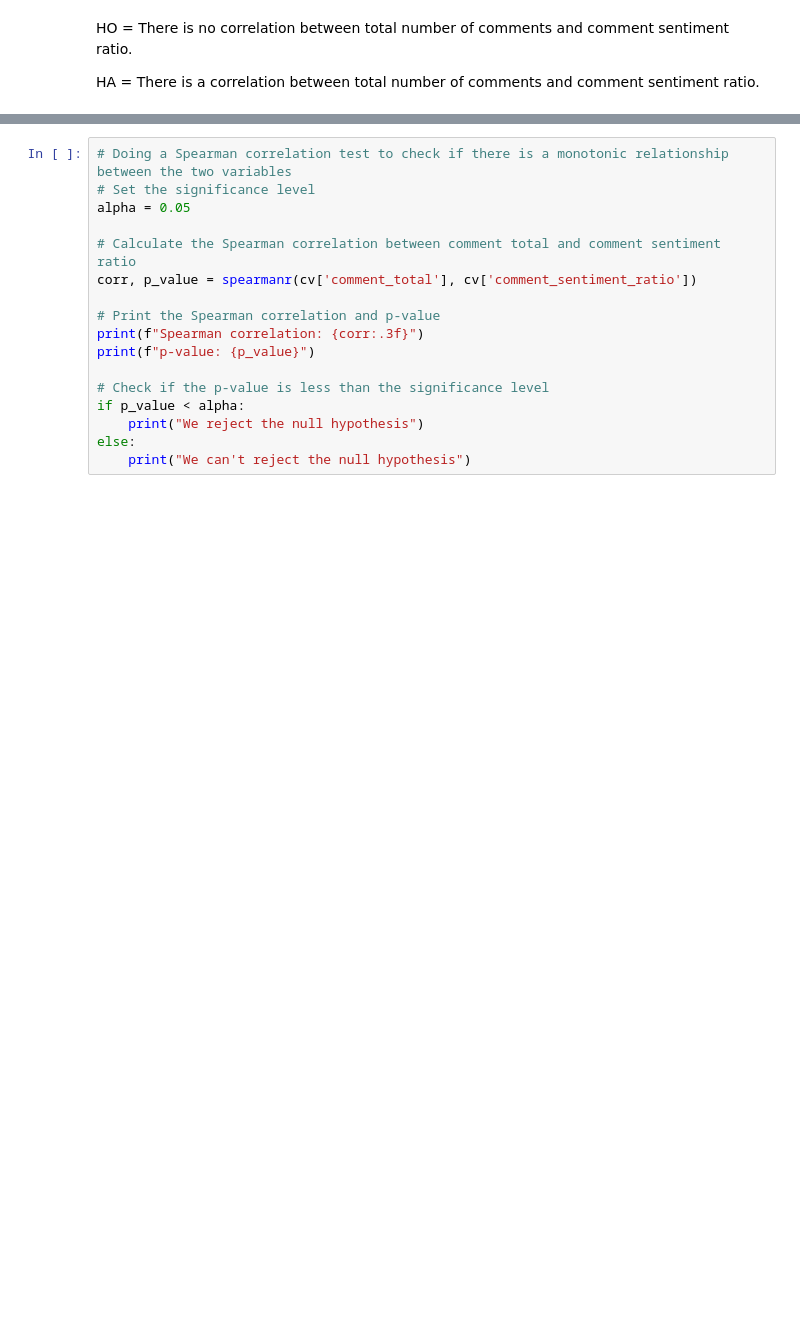
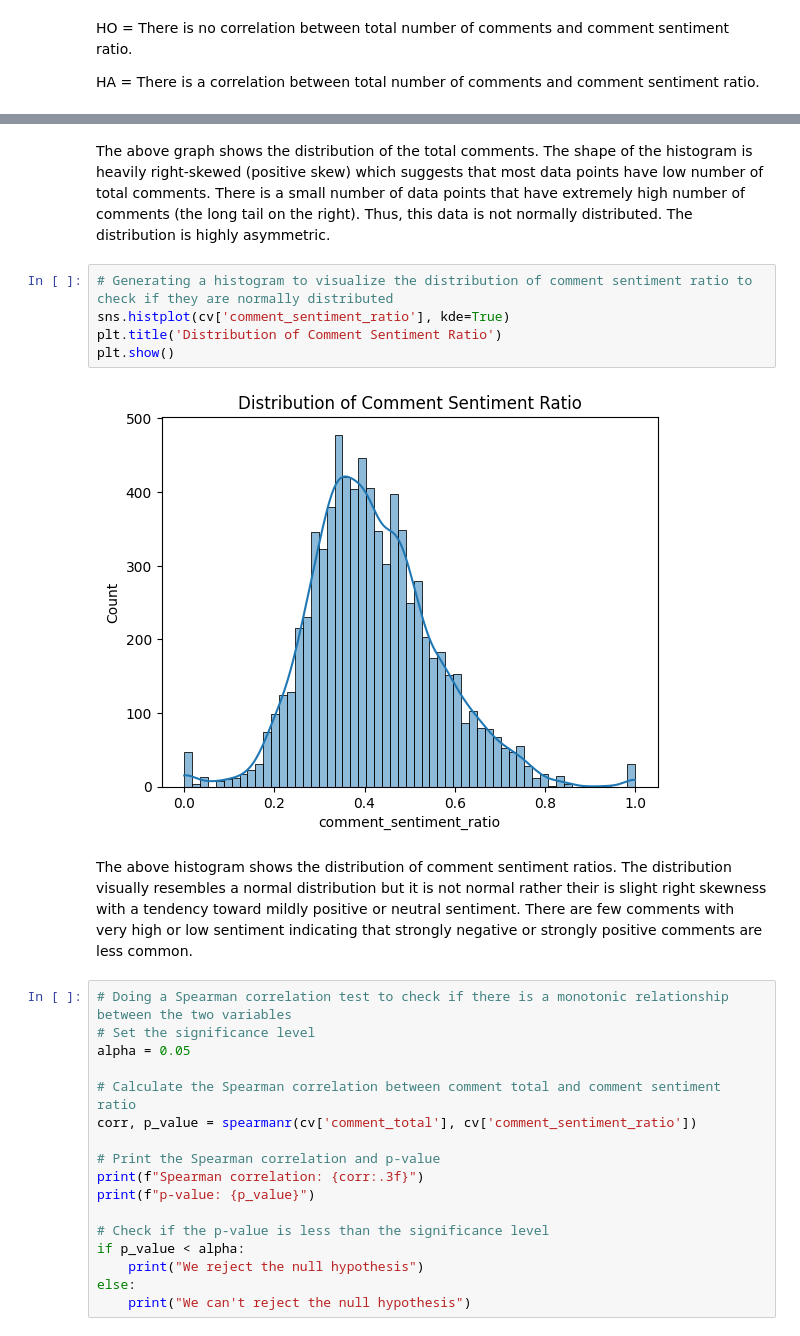
Before and after one commit to betanight/youtube_sentiment_analysis, a Jupyter notebook: notebooks/eda_sda_analysis_jeel.ipynb, the cells around one changed output, grey strips where cells are left out. Saved outputs shown, nothing was run; the diff lists cells and outputs as text; blank space fills up the shorter version.

```diff
--- a/notebooks/eda_sda_analysis_jeel.ipynb
+++ b/notebooks/eda_sda_analysis_jeel.ipynb
@@ -659,3 +699,14 @@ plt.show()
+# %% [markdown]
+The above graph shows the distribution of the total comments. The shape of the histogram is heavily right-skewed (positive skew) which suggests that most data points have low number of total comments. There is a small number of data points that have extremely high number of comments (the long tail on the right). Thus, this data is not normally distributed. The distribution is highly asymmetric.
+# %%
+# Generating a histogram to visualize the distribution of comment sentiment ratio to check if they are normally distributed
+sns.histplot(cv['comment_sentiment_ratio'], kde=True)
+plt.title('Distribution of Comment Sentiment Ratio')
+plt.show()
+# %% [output]
+[figure, added]
+# %% [markdown]
+The above histogram shows the distribution of comment sentiment ratios. The distribution visually resembles a normal distribution but it is not normal rather their is slight right skewness with a tendency toward mildly positive or neutral sentiment. There are few comments with very high or low sentiment indicating that strongly negative or strongly positive comments are less common.
 # %%
 # Doing a Spearman correlation test to check if there is a monotonic relationship between the two variables
 # Set the significance level
```
Also changed, not shown: parts of 25 cells of this notebook.
